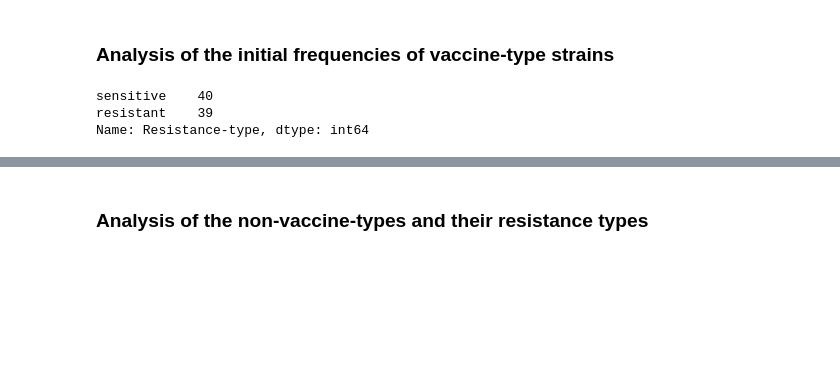
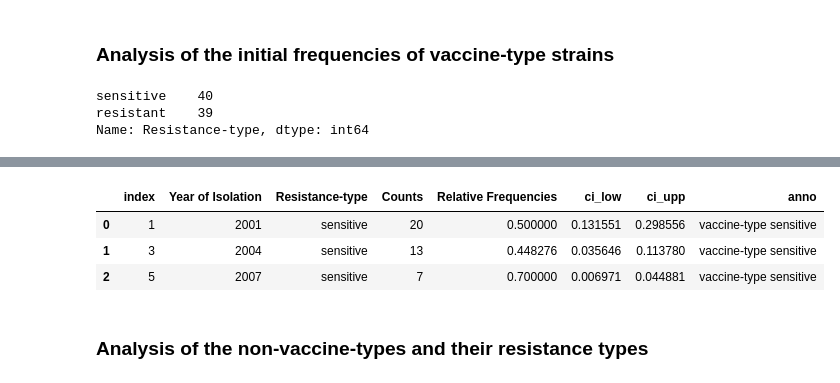
Before and after one commit to mjemons/IDD_TB, a Jupyter notebook: scripts/data-analysis.ipynb, the cells around one changed output, grey strips where cells are left out. Saved outputs shown, nothing was run; the diff lists cells and outputs as text; code cells hidden in the pictures; blank space fills up the shorter version.

```diff
--- a/scripts/data-analysis.ipynb
+++ b/scripts/data-analysis.ipynb
@@ -249,0 +240,18 @@ contigency_vacc
+# %%
+#group by year of isolation and resistance type then count the occurences of sensitive and resistant per year
+df_vacc_freq = df_vacc.groupby(['Year of Isolation', 'Resistance-type']).size().reset_index()
+
+#rename the columns
+df_vacc_freq.columns = ['Year of Isolation', 'Resistance-type', 'Counts']
+# %%
+#in order to normalise the counts and get relative frequencies
+norm = df_vacc['Year of Isolation'].value_counts()
+norm = pd.DataFrame(np.array(norm))
+
+print(norm)
+
+newdf = pd.DataFrame(np.repeat(norm.values,2,axis=0))
+newdf.columns = ['norm']
+
+#actual normalisation
+df_vacc_freq['Relative Frequencies'] = df_vacc_freq['Counts']/newdf['norm']
@@ -250,3 +273,23 @@ contigency_vacc
+# %%
+bar1 = df_vacc_freq[df_vacc_freq['Resistance-type'] == 'sensitive']
+bar1 = bar1.reset_index()
+# %%
+#calculate the confidence intervals of the relative frequencies
+#calculate the confidence intervals for the relative counts
+bar1['ci_low'] = np.repeat(0,3)
+bar1['ci_upp'] = np.repeat(0,3)
+bar1['anno'] = np.repeat('vaccine-type sensitive',3)
+for i in range(3):
+    ci_low, ci_upp = smp.proportion_confint(bar1.iloc[i,3], norm.iloc[i,0], alpha=0.05, method='normal')
+    bar1.loc[i,'ci_low'] = ci_low
+    bar1.loc[i,'ci_upp'] = ci_upp
+# %%
+bar1
+# %% [output]
+|  | index | Year of Isolation | Resistance-type | Counts | Relative Frequencies | ci_low | ci_upp | anno |
+| 0 | 1 | 2001 | sensitive | 20 | 0.500000 | 0.131551 | 0.298556 | vaccine-type sensitive |
+| 1 | 3 | 2004 | sensitive | 13 | 0.448276 | 0.035646 | 0.113780 | vaccine-type sensitive |
+| 2 | 5 | 2007 | sensitive | 7 | 0.700000 | 0.006971 | 0.044881 | vaccine-type sensitive |
 # %% [markdown]
 ### Analysis of the non-vaccine-types and their resistance types
 # %%
```
Also changed, not shown: parts of 10 cells of this notebook, 1 other file.
